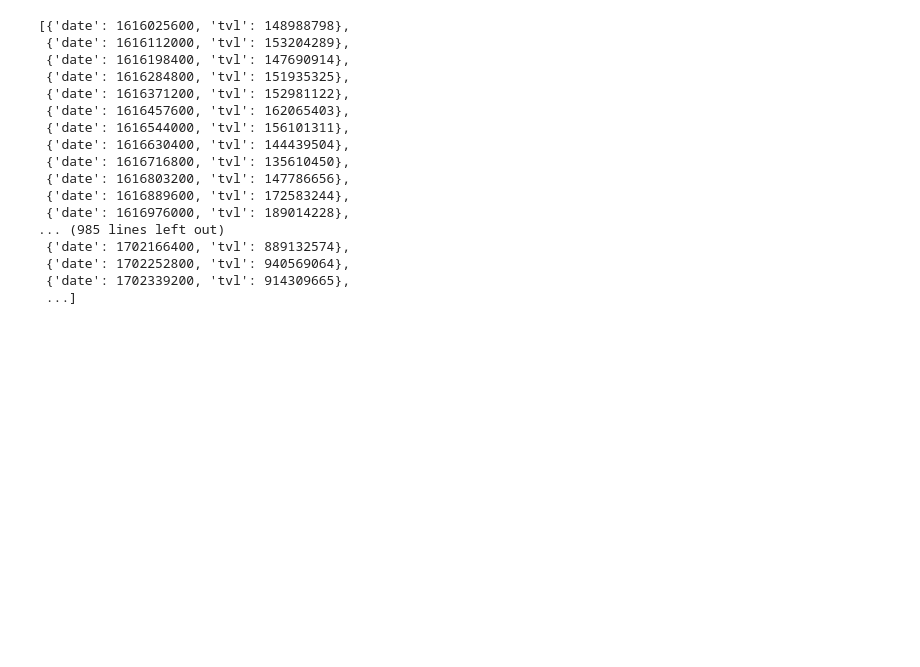
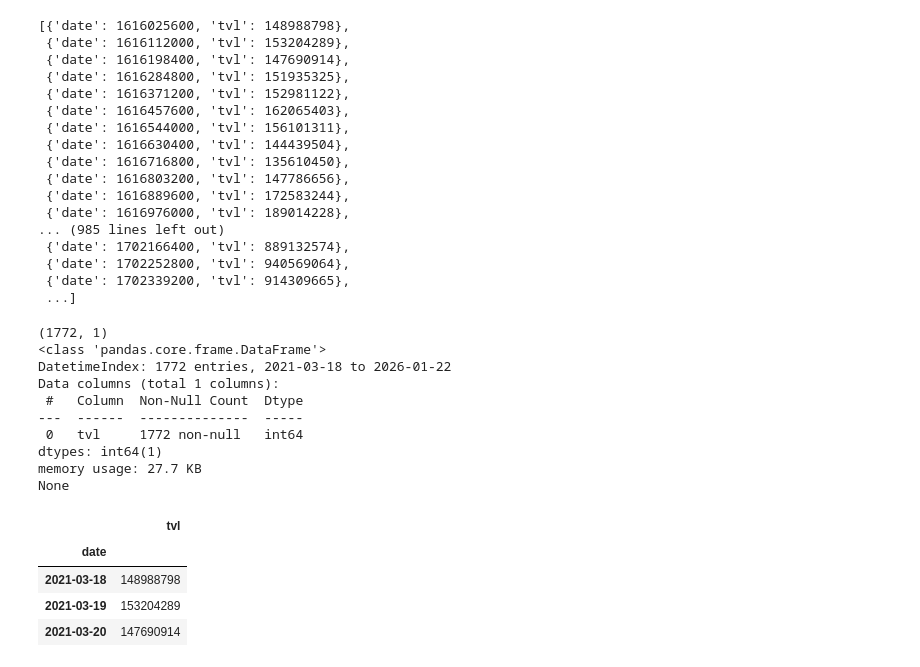
Before and after one commit to data-alch3m1st/Data_Viz, a Jupyter notebook: DeFiLlama_API_Token_&_SOL_TVL_Overlay_Comparison_(FOR_VIZ).ipynb, the cells around one changed output. Saved outputs shown, nothing was run; the diff lists cells and outputs as text; code cells hidden in the pictures; blank space fills up the shorter version.

```diff
--- a/DeFiLlama_API_Token_&_SOL_TVL_Overlay_Comparison_(FOR_VIZ).ipynb
+++ b/DeFiLlama_API_Token_&_SOL_TVL_Overlay_Comparison_(FOR_VIZ).ipynb
@@ -78,11 +78,31 @@ solana_data
 # %%
 # Since the data has no extra 'fluff' in the top of the raw json, can just load directly into a dataframe:
 df_sol = pd.DataFrame(solana_data)
 
 # The timestamps are in UNIX, so need to convert to datetime in a human-readable format, then set as the index and sort by the date:
 
 df_sol['date'] = pd.to_datetime(df_sol['date'], unit='s')
 df_sol.set_index('date', inplace=True)
 df_sol.sort_index(inplace=True)
 
-# ta
+# Take a look at the df from a few angles:
+print(df_sol.shape)
+print(df_sol.info())
+
+df_sol.head(3)
+# %% [output]
+(1772, 1)
+<class 'pandas.core.frame.DataFrame'>
+DatetimeIndex: 1772 entries, 2021-03-18 to 2026-01-22
+Data columns (total 1 columns):
+ #   Column  Non-Null Count  Dtype
+---  ------  --------------  -----
+ 0   tvl     1772 non-null   int64
+dtypes: int64(1)
+memory usage: 27.7 KB
+None
+|  | tvl |
+| date |  |
+| 2021-03-18 | 148988798 |
+| 2021-03-19 | 153204289 |
+| 2021-03-20 | 147690914 |
```
Also changed, not shown: parts of 2 cells of this notebook.
